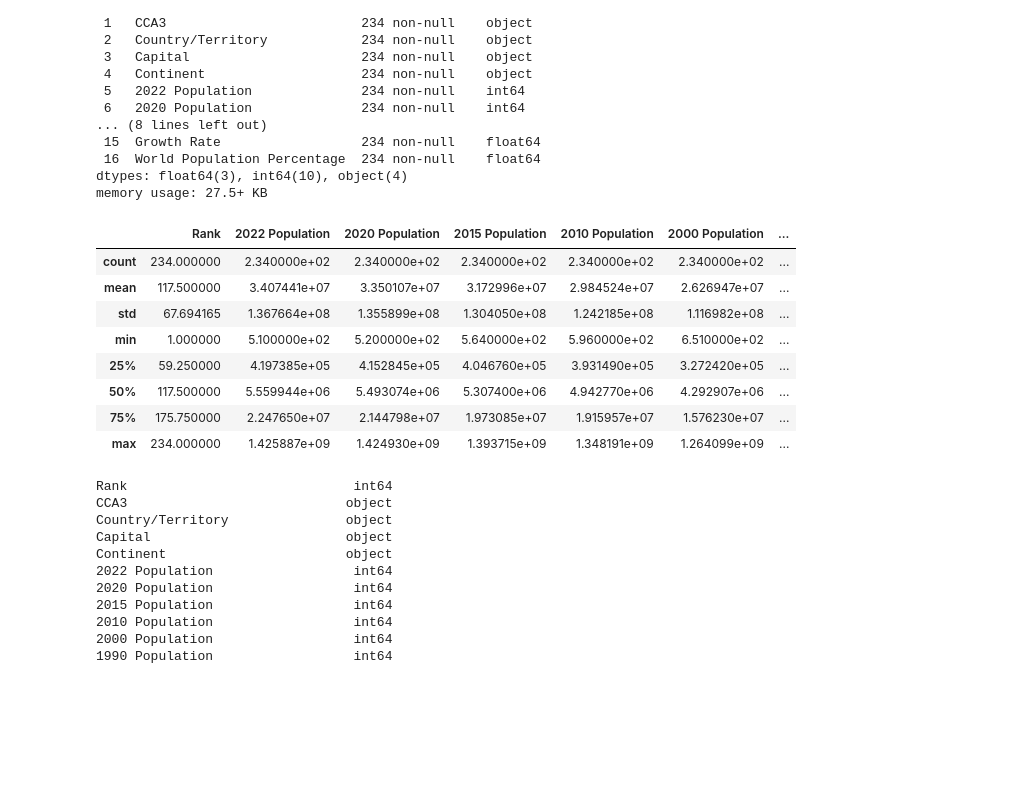
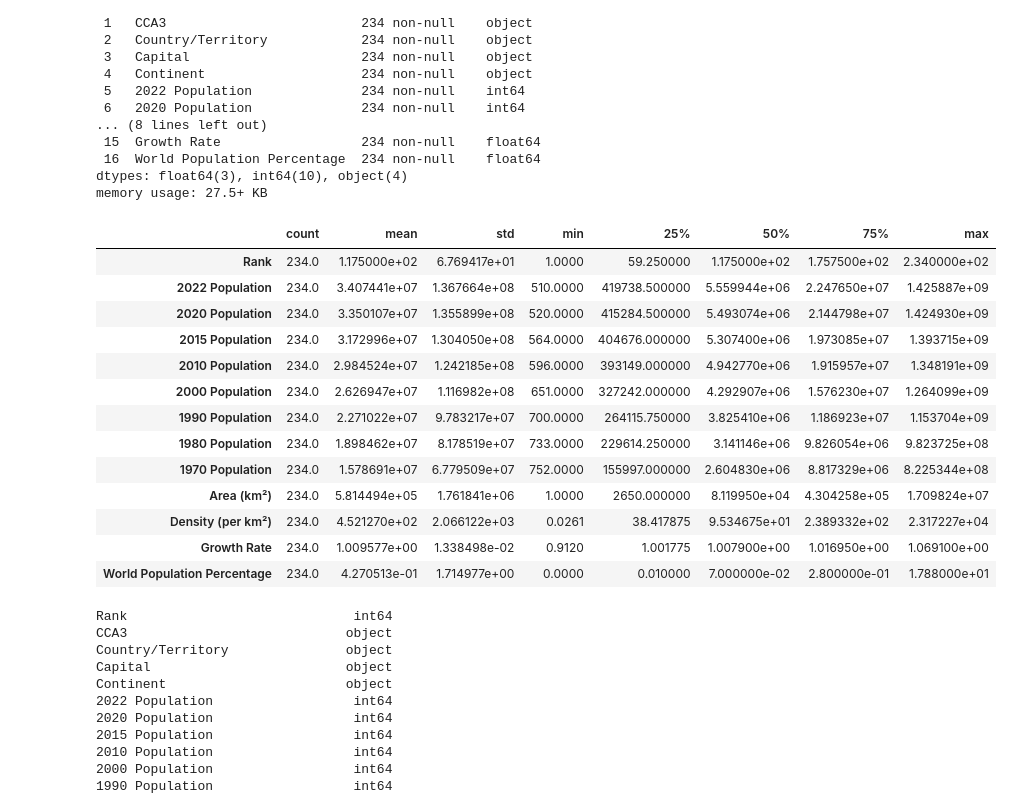
Before and after one commit to nyainamalala/Grupo5_Analisis, a Jupyter notebook: Notebooks/USAR/1.0.Mundo_poblacion.ipynb, the cells around one changed output. Saved outputs shown, nothing was run; the diff lists cells and outputs as text; code cells hidden in the pictures; blank space fills up the shorter version.

```diff
--- a/Notebooks/USAR/1.0.Mundo_poblacion.ipynb
+++ b/Notebooks/USAR/1.0.Mundo_poblacion.ipynb
@@ -34,17 +40,22 @@ Data columns (total 17 columns):
 dtypes: float64(3), int64(10), object(4)
 memory usage: 27.5+ KB
 # %%
-df.describe()
+df.describe().T
 # %% [output]
-|  | Rank | 2022 Population | 2020 Population | 2015 Population | 2010 Population | 2000 Population | ... |
-| count | 234.000000 | 2.340000e+02 | 2.340000e+02 | 2.340000e+02 | 2.340000e+02 | 2.340000e+02 | ... |
-| mean | 117.500000 | 3.407441e+07 | 3.350107e+07 | 3.172996e+07 | 2.984524e+07 | 2.626947e+07 | ... |
-| std | 67.694165 | 1.367664e+08 | 1.355899e+08 | 1.304050e+08 | 1.242185e+08 | 1.116982e+08 | ... |
-| min | 1.000000 | 5.100000e+02 | 5.200000e+02 | 5.640000e+02 | 5.960000e+02 | 6.510000e+02 | ... |
-| 25% | 59.250000 | 4.197385e+05 | 4.152845e+05 | 4.046760e+05 | 3.931490e+05 | 3.272420e+05 | ... |
-| 50% | 117.500000 | 5.559944e+06 | 5.493074e+06 | 5.307400e+06 | 4.942770e+06 | 4.292907e+06 | ... |
-| 75% | 175.750000 | 2.247650e+07 | 2.144798e+07 | 1.973085e+07 | 1.915957e+07 | 1.576230e+07 | ... |
-| max | 234.000000 | 1.425887e+09 | 1.424930e+09 | 1.393715e+09 | 1.348191e+09 | 1.264099e+09 | ... |
+|  | count | mean | std | min | 25% | 50% | 75% | max |
+| Rank | 234.0 | 1.175000e+02 | 6.769417e+01 | 1.0000 | 59.250000 | 1.175000e+02 | 1.757500e+02 | 2.340000e+02 |
+| 2022 Population | 234.0 | 3.407441e+07 | 1.367664e+08 | 510.0000 | 419738.500000 | 5.559944e+06 | 2.247650e+07 | 1.425887e+09 |
+| 2020 Population | 234.0 | 3.350107e+07 | 1.355899e+08 | 520.0000 | 415284.500000 | 5.493074e+06 | 2.144798e+07 | 1.424930e+09 |
+| 2015 Population | 234.0 | 3.172996e+07 | 1.304050e+08 | 564.0000 | 404676.000000 | 5.307400e+06 | 1.973085e+07 | 1.393715e+09 |
+| 2010 Population | 234.0 | 2.984524e+07 | 1.242185e+08 | 596.0000 | 393149.000000 | 4.942770e+06 | 1.915957e+07 | 1.348191e+09 |
+| 2000 Population | 234.0 | 2.626947e+07 | 1.116982e+08 | 651.0000 | 327242.000000 | 4.292907e+06 | 1.576230e+07 | 1.264099e+09 |
+| 1990 Population | 234.0 | 2.271022e+07 | 9.783217e+07 | 700.0000 | 264115.750000 | 3.825410e+06 | 1.186923e+07 | 1.153704e+09 |
+| 1980 Population | 234.0 | 1.898462e+07 | 8.178519e+07 | 733.0000 | 229614.250000 | 3.141146e+06 | 9.826054e+06 | 9.823725e+08 |
+| 1970 Population | 234.0 | 1.578691e+07 | 6.779509e+07 | 752.0000 | 155997.000000 | 2.604830e+06 | 8.817329e+06 | 8.225344e+08 |
+| Area (km²) | 234.0 | 5.814494e+05 | 1.761841e+06 | 1.0000 | 2650.000000 | 8.119950e+04 | 4.304258e+05 | 1.709824e+07 |
+| Density (per km²) | 234.0 | 4.521270e+02 | 2.066122e+03 | 0.0261 | 38.417875 | 9.534675e+01 | 2.389332e+02 | 2.317227e+04 |
+| Growth Rate | 234.0 | 1.009577e+00 | 1.338498e-02 | 0.9120 | 1.001775 | 1.007900e+00 | 1.016950e+00 | 1.069100e+00 |
+| World Population Percentage | 234.0 | 4.270513e-01 | 1.714977e+00 | 0.0000 | 0.010000 | 7.000000e-02 | 2.800000e-01 | 1.788000e+01 |
 # %%
 df.dtypes
 # %% [output]
```
Also changed, not shown: parts of 8 cells of this notebook, 2 other files.
